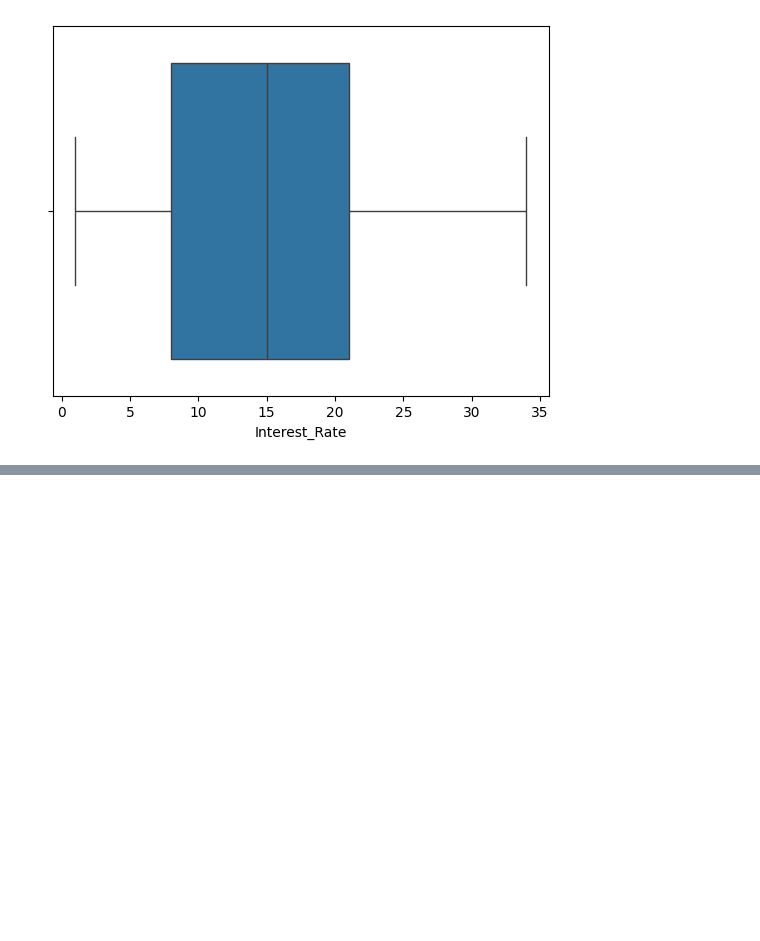
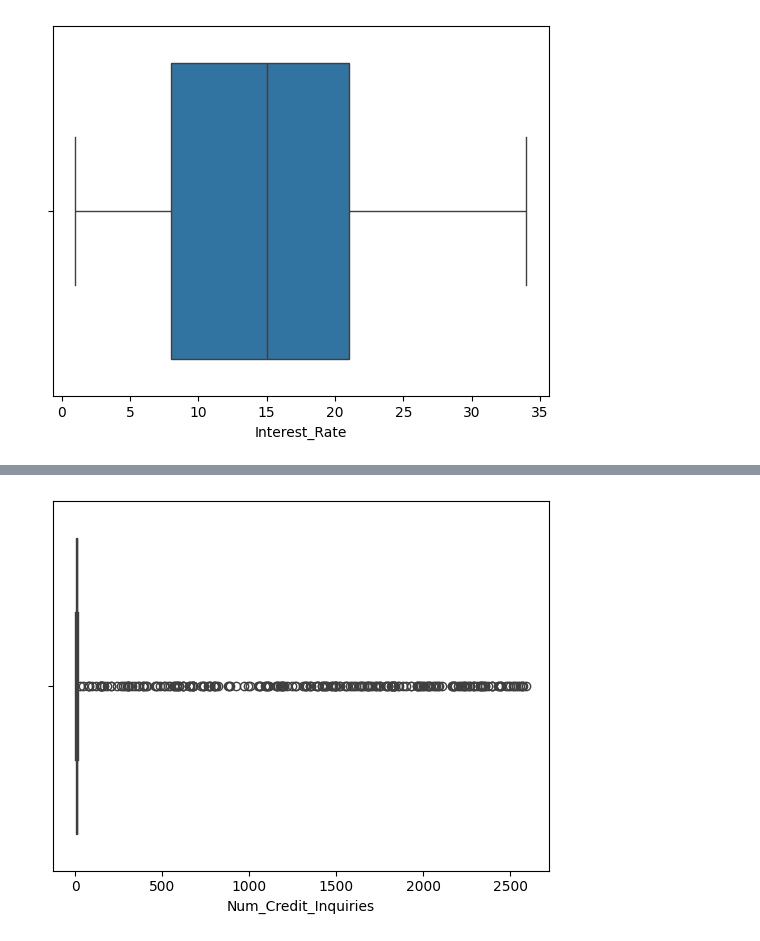
Before and after one commit to wessware/Credit_Risk_Analysis, a Jupyter notebook: credit_score_1.ipynb, the cells around one changed output, grey strips where cells are left out. Cells and saved outputs as stored; diff of their text form; code cells hidden in the pictures; blank space fills up the shorter version.

```diff
--- a/credit_score_1.ipynb
+++ b/credit_score_1.ipynb
@@ -590,0 +621,5 @@ plt.show()
+# %%
+sns.boxplot(x=df['Num_Credit_Inquiries'])
+plt.show()
+# %% [output]
+[figure, added]
```
Also changed, not shown: parts of 13 cells of this notebook.
